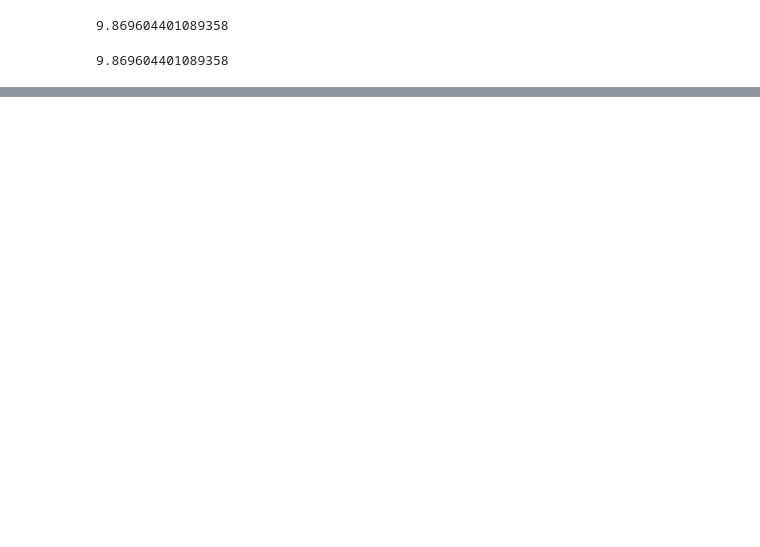
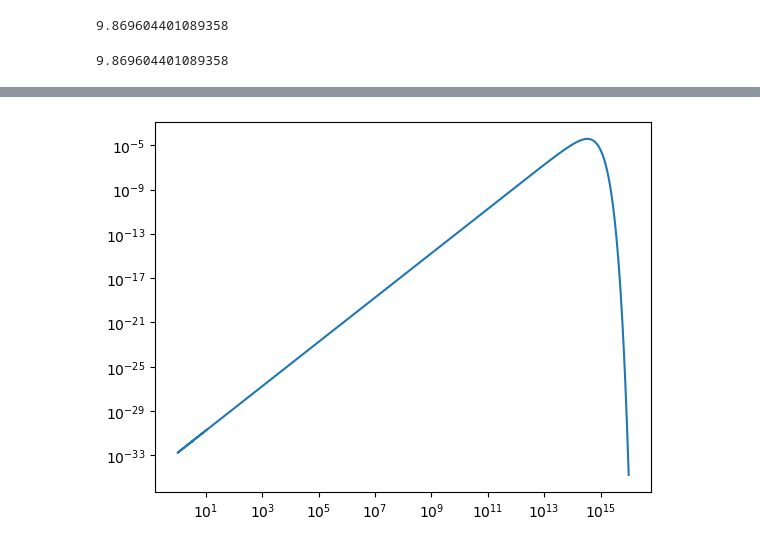
Before and after one commit to athenacat/astr241, a Jupyter notebook: HW4 Group.ipynb, the cells around one changed output, grey strips where cells are left out. Drawn from its saved outputs; the diff is of its cells as text; code cells hidden in the pictures; blank space fills up the shorter version.

```diff
--- a/HW4 Group.ipynb
+++ b/HW4 Group.ipynb
@@ -79,3 +66,10 @@ black_body(v,T)
 # %%
 def top_integrand(v,T):
     return black_body(v,T)/kappa(cross_section(v,T))
+# %%
+x = np.power(10,np.linspace(0,16,10**5))
+y = np.zeros(len(x))
+for i in range(len(x)):
+    y[i] = black_body(x[i],5800)
+    if i%10000 == 0:
+        print(i)
@@ -82,2 +87,8 @@ def top_integrand(v,T):
+# %%
+plt.plot(x,y)
+plt.xscale('log')
+plt.yscale('log')
+# %% [output]
+[figure, added]
 # %%
 # %% [output]
```
Also changed, not shown: parts of 15 cells of this notebook.
